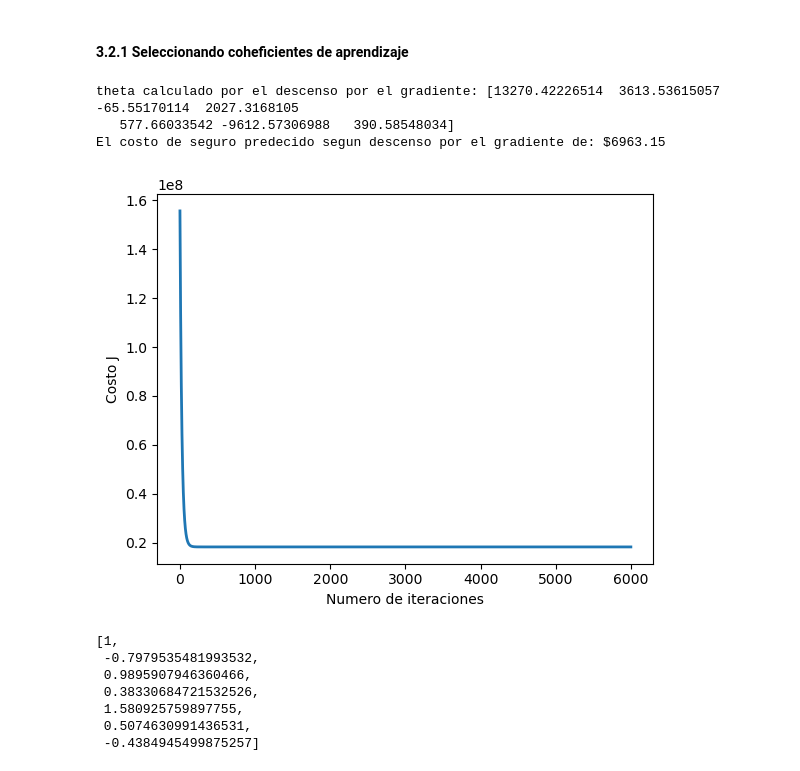
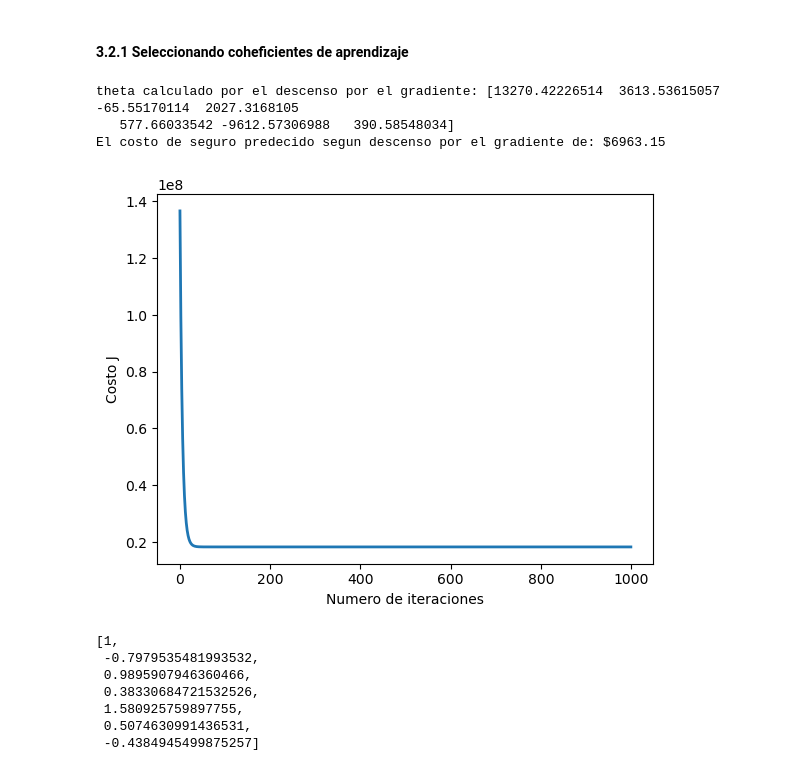
Before and after one commit to lpcapestanya/SIS420-IA, a Jupyter notebook: Laboratorios/Laboratorio9/LAB9_SIS420_CapestanyAlmaraz.ipynb, the cells around one changed output. Saved outputs shown, nothing was run; the diff lists cells and outputs as text; code cells hidden in the pictures.

```diff
--- a/Laboratorios/Laboratorio9/LAB9_SIS420_CapestanyAlmaraz.ipynb
+++ b/Laboratorios/Laboratorio9/LAB9_SIS420_CapestanyAlmaraz.ipynb
@@ -205,32 +205,32 @@ def gradientDescentMulti(X, y, theta, alpha, num_iters):
 #### 3.2.1 Seleccionando coheficientes de aprendizaje
 # %%
 # Elegir algun valor para alpha (probar varias alternativas)
-alpha = 0.02 # alpha = 0.003
-num_iters = 6000
+alpha = 0.09 # alpha = 0.003
+num_iters = 1000
 
 # inicializa theta y ejecuta el descenso por el gradiente
 theta = np.zeros(7)  # numero de columnas que tenemos
 theta, J_history = gradientDescentMulti(X, y, theta, alpha, num_iters)
 
 # Grafica la convergencia del costo
 pyplot.plot(np.arange(len(J_history)), J_history, lw=2)
 pyplot.xlabel('Numero de iteraciones')
 pyplot.ylabel('Costo J')
 
 # Muestra los resultados del descenso por el gradiente
 print('theta calculado por el descenso por el gradiente: {:s}'.format(str(theta)))
 
 # Estimar el precio para una casa de 1650 sq-ft, con 3 dormitorios
 X_array = [1,28,1,33.000,3,1,1]  #
 X_array[1:7] = (X_array[1:7] - mu) / sigma
 price = np.dot(X_array, theta)   # Se debe cambiar esto
 
 print('El costo de seguro predecido segun descenso por el gradiente de: ${:.2f}'.format(price))
 # %% [output]
 theta calculado por el descenso por el gradiente: [13270.42226514  3613.53615057   -65.55170114  2027.3168105
    577.66033542 -9612.57306988   390.58548034]
 El costo de seguro predecido segun descenso por el gradiente de: $6963.15
-[figure, old version]
+[figure, new version]
 # %%
 X_array = [1,28,1,33.000,3,1,1]
 X_array[1:7] = (X_array[1:7] - mu) / sigma
```
